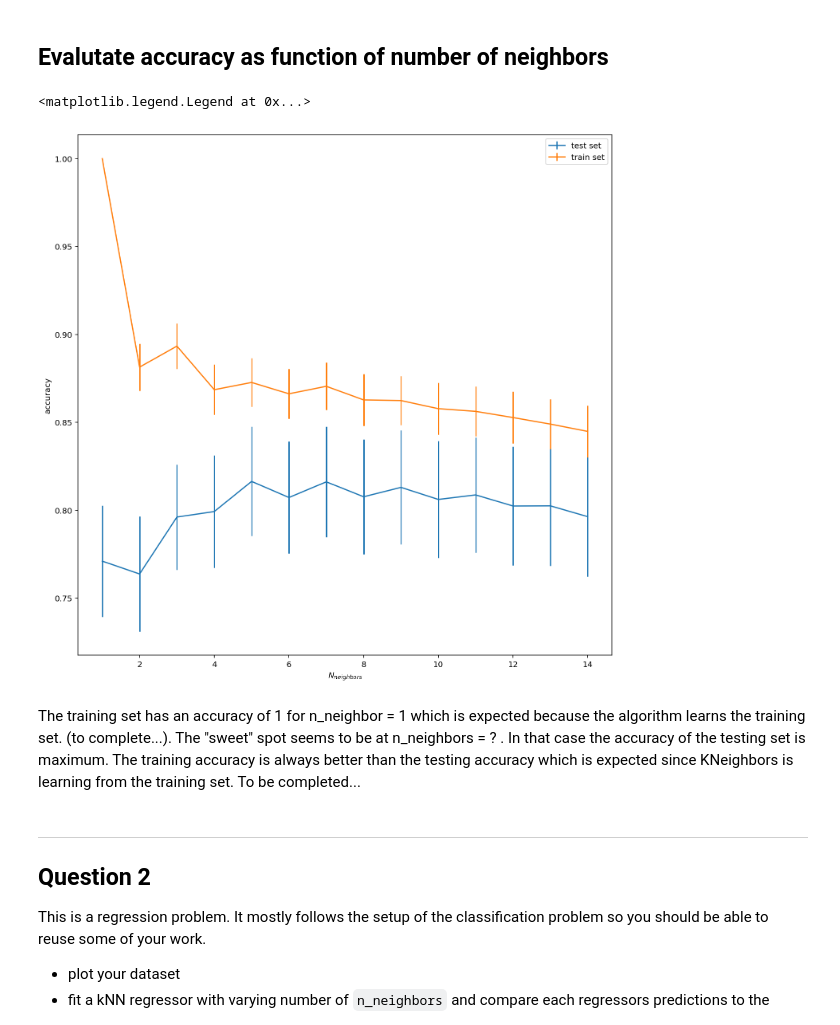
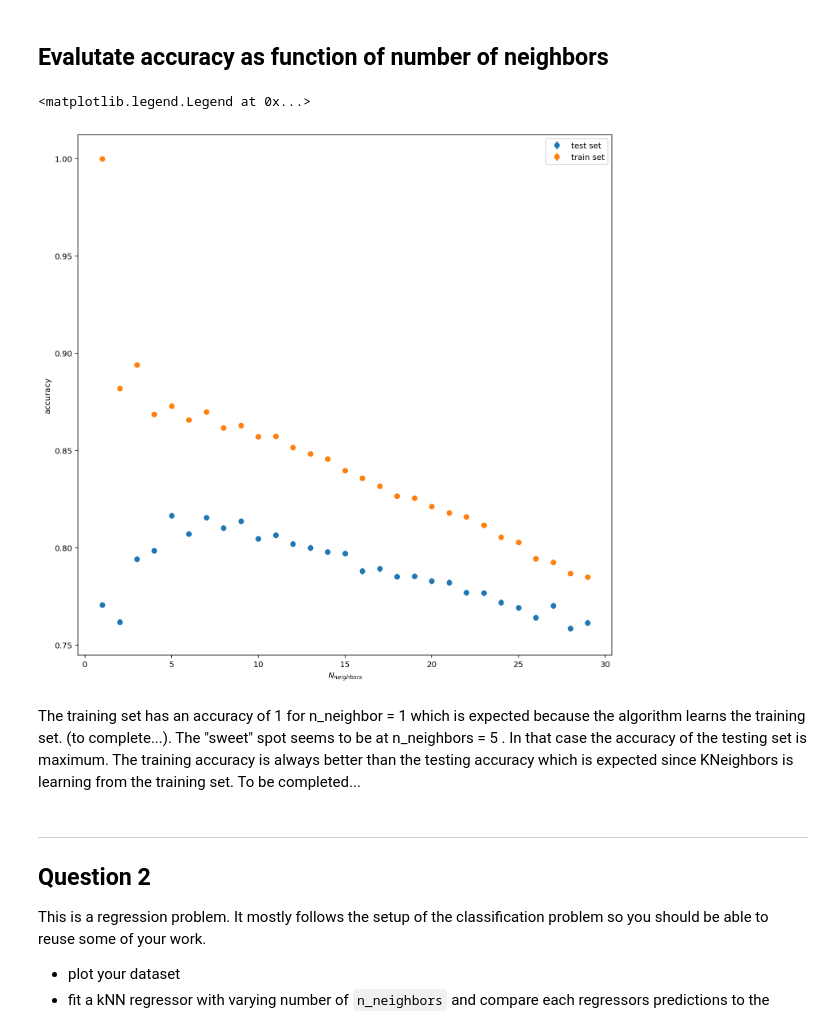
Before and after one commit to calispac/advanced-computing-2018, a Jupyter notebook: material/lecture-01/exercise.ipynb, the cells around one changed output. Saved outputs shown, nothing was run; the diff lists cells and outputs as text; code cells hidden in the pictures.

```diff
--- a/material/lecture-01/exercise.ipynb
+++ b/material/lecture-01/exercise.ipynb
@@ -149,9 +149,9 @@ It seems that the best splitting is : ~0.3 testing and ~0.7 training. For now we
 # %% [markdown]
 ## Evalutate accuracy as function of number of neighbors
 # %%
-n_trials = 10000
+n_trials = 500
 test_size = 0.3
-number_of_neighbors = np.arange(1, 15, 1)
+number_of_neighbors = np.arange(1, 30, 1)
 scores = np.zeros((2,) + number_of_neighbors.shape + (n_trials, ))
 
 
@@ -172,17 +172,20 @@ for i, n_neighbors in enumerate(number_of_neighbors):
         scores[0, i, j] = evaluate_accuracy(classifier, X_test, y_test)
         scores[1, i, j] = evaluate_accuracy(classifier, X_train, y_train)
 # %%
+val = scores.mean(axis=-1)
+err = scores.std(axis=-1) / np.sqrt(scores.shape[-1])
+
 plt.figure(figsize=(12, 12))
-plt.errorbar(number_of_neighbors, scores[0].mean(axis=-1), yerr=scores[0].std(axis=-1), label='test set', linestyle='None', marker='o')
-plt.errorbar(number_of_neighbors, scores[1].mean(axis=-1), yerr=scores[1].std(axis=-1), label='train set', linestyle='None', merker='o')
+plt.errorbar(number_of_neighbors, val[0], yerr=err[0], label='test set', linestyle='None', marker='o')
+plt.errorbar(number_of_neighbors, val[1], yerr=err[1], label='train set', linestyle='None', marker='o')
 plt.xlabel('$N_{neighbors}$')
 plt.ylabel('accuracy')
 plt.legend(loc='best')
 # %% [output]
 <matplotlib.legend.Legend at 0x...>
-[figure, old version]
+[figure, new version]
 # %% [markdown]
-The training set has an accuracy of 1 for n_neighbor = 1 which is expected because the algorithm learns the training set. (to complete...). The "sweet" spot seems to be at n_neighbors = ? . In that case the accuracy of the testing set is maximum. The training accuracy is always better than the testing accuracy which is expected since KNeighbors is learning from the training set. To be completed...
+The training set has an accuracy of 1 for n_neighbor = 1 which is expected because the algorithm learns the training set. (to complete...). The "sweet" spot seems to be at n_neighbors = 5 . In that case the accuracy of the testing set is maximum. The training accuracy is always better than the testing accuracy which is expected since KNeighbors is learning from the training set. To be completed...
 # %% [markdown]
 ---
 
```
